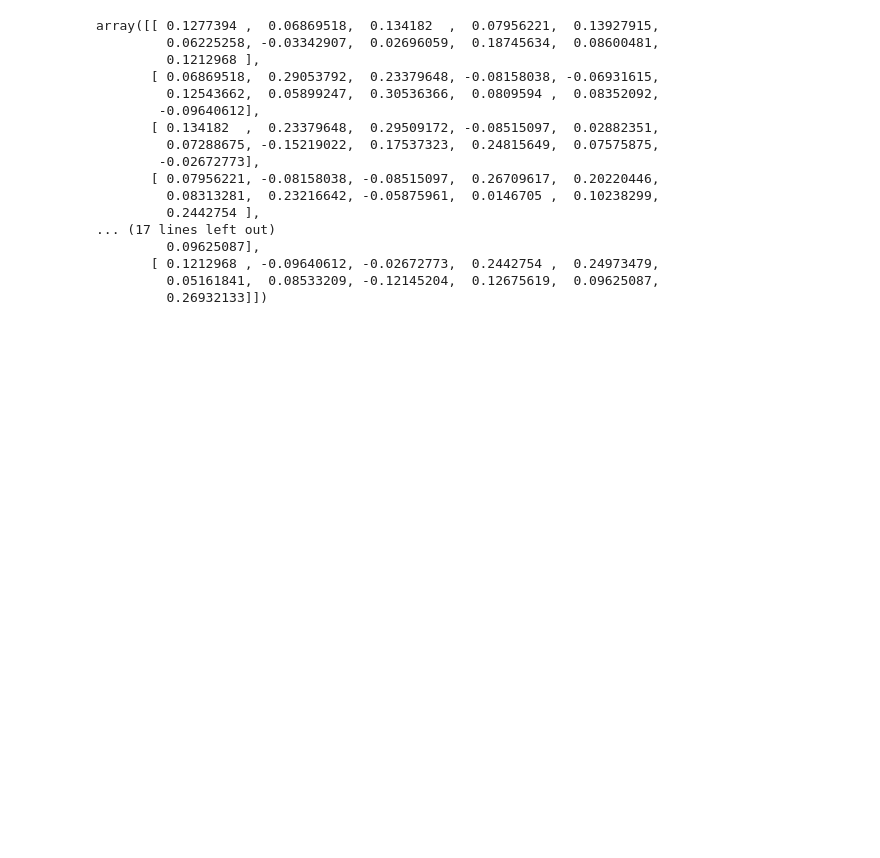
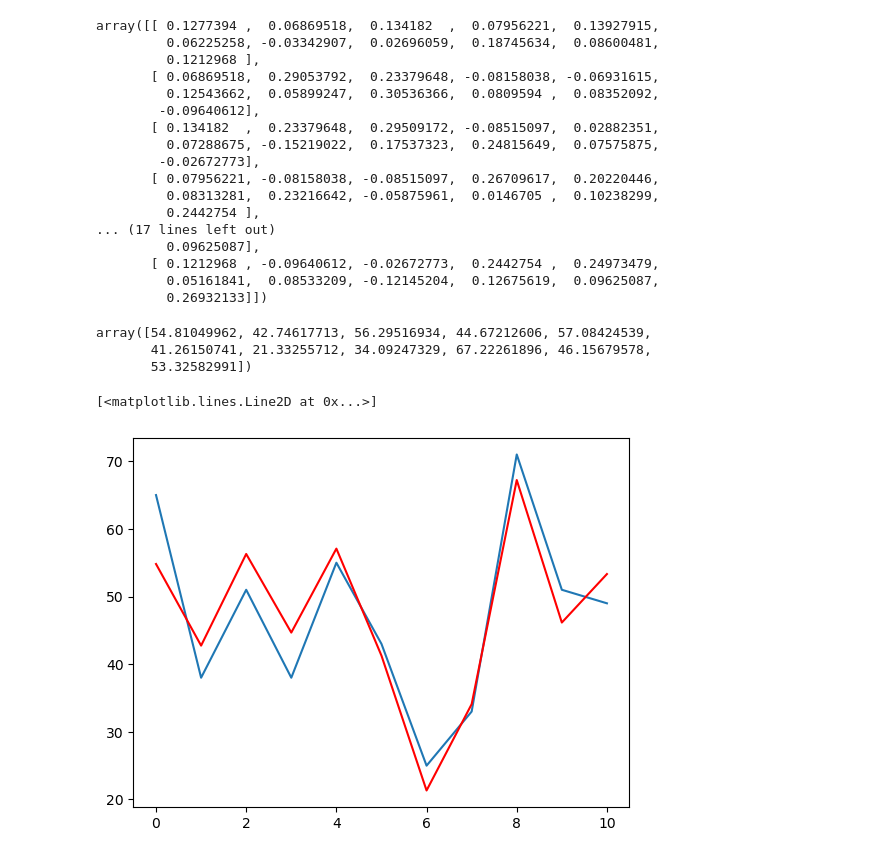
Before and after one commit to s0ul141/SB47, a Jupyter notebook: Hat_mat.ipynb, the cells around one changed output. Drawn from its saved outputs; the diff is of its cells as text; code cells hidden in the pictures; blank space fills up the shorter version.

Commit message:
Hat Matrix

```diff
--- a/Hat_mat.ipynb
+++ b/Hat_mat.ipynb
@@ -3,23 +3,13 @@ import numpy as np
 import pandas as pd
 # %%
 def get_hat_matrix(X):
-    """
-    Computes the Hat matrix (projection matrix) for a given design matrix X.
-
-    Args:
-        X (numpy.ndarray): The design matrix of shape (n_samples, n_features).
-
-    Returns:
-        numpy.ndarray: The Hat matrix of shape (n_samples, n_samples).
-    """
     # Calculate the matrix product X'X
-    XtX = np.dot(X.T, X)
-
+    XtX = X.T @X
     # Calculate the inverse of (X'X)
     XtX_inv = np.linalg.pinv(XtX)
 
     # Calculate the Hat matrix
-    H = np.dot(X, np.dot(XtX_inv, X.T))
+    H= X@(XtX_inv@X.T)
 
     return H
 # %%
@@ -75,7 +65,7 @@ Target Variable:
 # %%
 
 # Add a column of ones for the intercept term
-X = np.column_stack((np.ones(n_samples), X))
+X = np.column_stack((np.ones(len(X)), X))
 
 # Calculate the Hat matrix
 H = get_hat_matrix(X)
@@ -99,3 +89,10 @@ array([[ 0.1277394 ,  0.06869518,  0.134182  ,  0.07956221,  0.13927915,
        [ 0.1212968 , -0.09640612, -0.02672773,  0.2442754 ,  0.24973479,
          0.05161841,  0.08533209, -0.12145204,  0.12675619,  0.09625087,
          0.26932133]])
+# %%
+Fitted_values= H@target_variable
+Fitted_values
+# %% [output]
+array([54.81049962, 42.74617713, 56.29516934, 44.67212606, 57.08424539,
+       41.26150741, 21.33255712, 34.09247329, 67.22261896, 46.15679578,
+       53.32582991])
@@ -101,0 +101,6 @@ array([[ 0.1277394 ,  0.06869518,  0.134182  ,  0.07956221,  0.13927915,
+# %%
+plt.plot(target_variable)
+plt.plot(Fitted_values, color='red')
+# %% [output]
+[<matplotlib.lines.Line2D at 0x...>]
+[figure, added]
```
Also changed, not shown: parts of 3 cells of this notebook.
